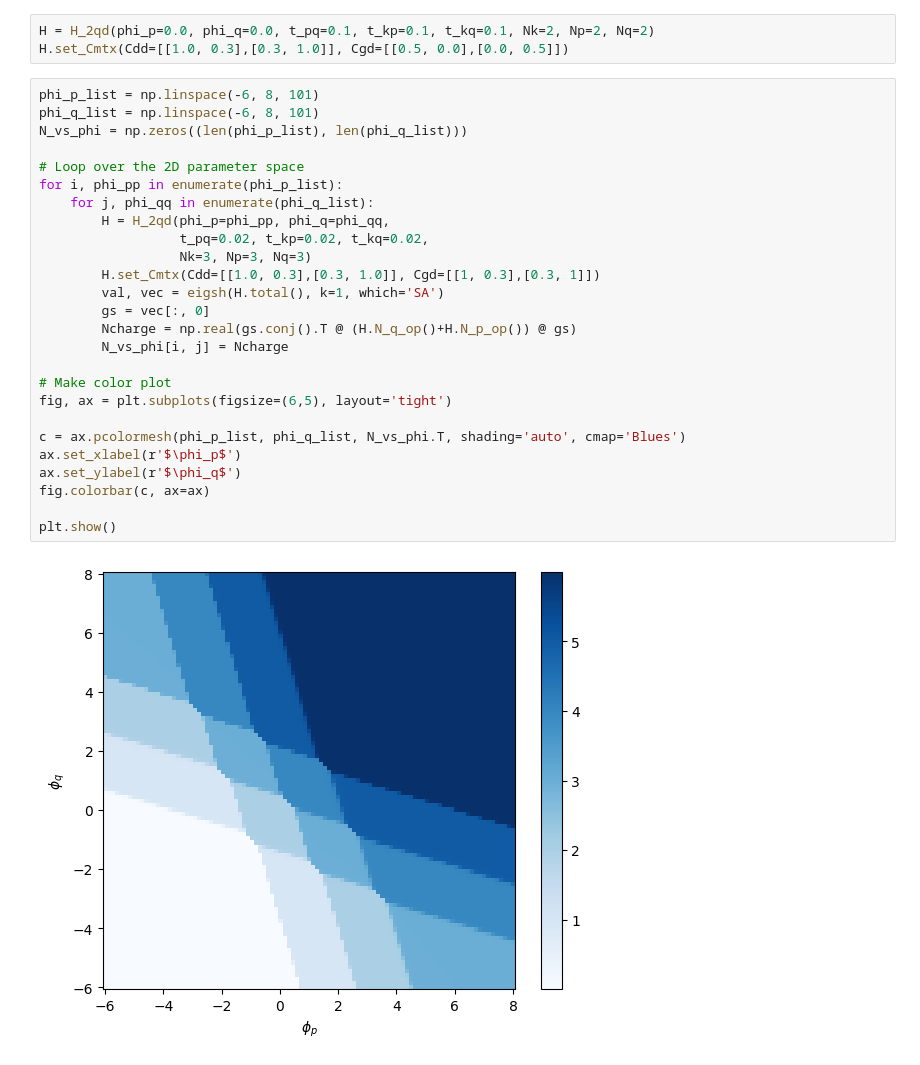
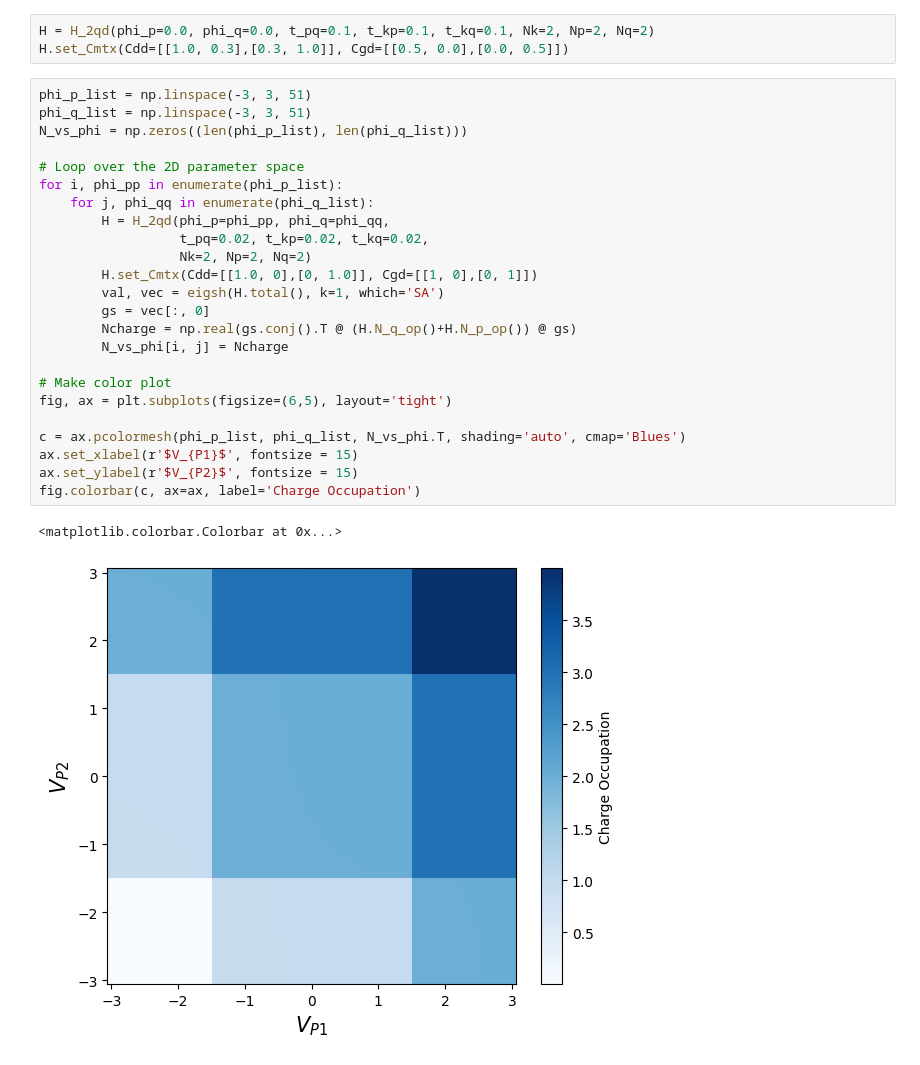
Before and after one commit to BingchengSuo/Condensed-Matter-Theory, a Jupyter notebook: DCK/double_dot.ipynb, the cells around one changed output. Saved outputs shown, nothing was run; the diff lists cells and outputs as text.

```diff
--- a/DCK/double_dot.ipynb
+++ b/DCK/double_dot.ipynb
@@ -274,30 +270,29 @@ class H_2qd:
 H = H_2qd(phi_p=0.0, phi_q=0.0, t_pq=0.1, t_kp=0.1, t_kq=0.1, Nk=2, Np=2, Nq=2)
 H.set_Cmtx(Cdd=[[1.0, 0.3],[0.3, 1.0]], Cgd=[[0.5, 0.0],[0.0, 0.5]])
 # %%
-phi_p_list = np.linspace(-6, 8, 101)
-phi_q_list = np.linspace(-6, 8, 101)
+phi_p_list = np.linspace(-3, 3, 51)
+phi_q_list = np.linspace(-3, 3, 51)
 N_vs_phi = np.zeros((len(phi_p_list), len(phi_q_list)))
 
 # Loop over the 2D parameter space
 for i, phi_pp in enumerate(phi_p_list):
     for j, phi_qq in enumerate(phi_q_list):
         H = H_2qd(phi_p=phi_pp, phi_q=phi_qq,
                   t_pq=0.02, t_kp=0.02, t_kq=0.02,
-                  Nk=3, Np=3, Nq=3)
-        H.set_Cmtx(Cdd=[[1.0, 0.3],[0.3, 1.0]], Cgd=[[1, 0.3],[0.3, 1]])
+                  Nk=2, Np=2, Nq=2)
+        H.set_Cmtx(Cdd=[[1.0, 0],[0, 1.0]], Cgd=[[1, 0],[0, 1]])
         val, vec = eigsh(H.total(), k=1, which='SA')
         gs = vec[:, 0]
         Ncharge = np.real(gs.conj().T @ (H.N_q_op()+H.N_p_op()) @ gs)
         N_vs_phi[i, j] = Ncharge
 
 # Make color plot
 fig, ax = plt.subplots(figsize=(6,5), layout='tight')
 
 c = ax.pcolormesh(phi_p_list, phi_q_list, N_vs_phi.T, shading='auto', cmap='Blues')
-ax.set_xlabel(r'$\phi_p$')
-ax.set_ylabel(r'$\phi_q$')
-fig.colorbar(c, ax=ax)
-
-plt.show()
+ax.set_xlabel(r'$V_{P1}$', fontsize = 15)
+ax.set_ylabel(r'$V_{P2}$', fontsize = 15)
+fig.colorbar(c, ax=ax, label='Charge Occupation')
 # %% [output]
+<matplotlib.colorbar.Colorbar at 0x...>
-[figure, old version]
+[figure, new version]
```
Also changed, not shown: parts of 5 cells of this notebook.
